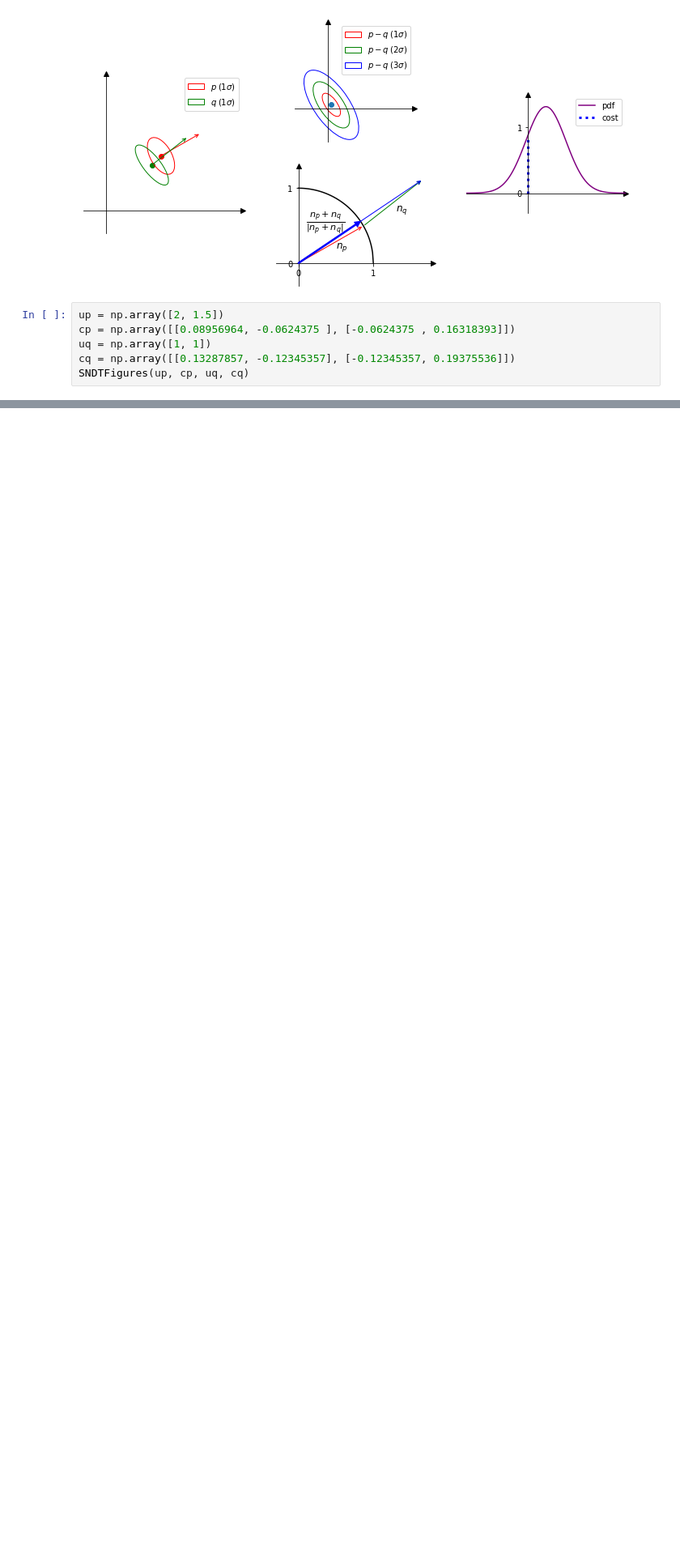
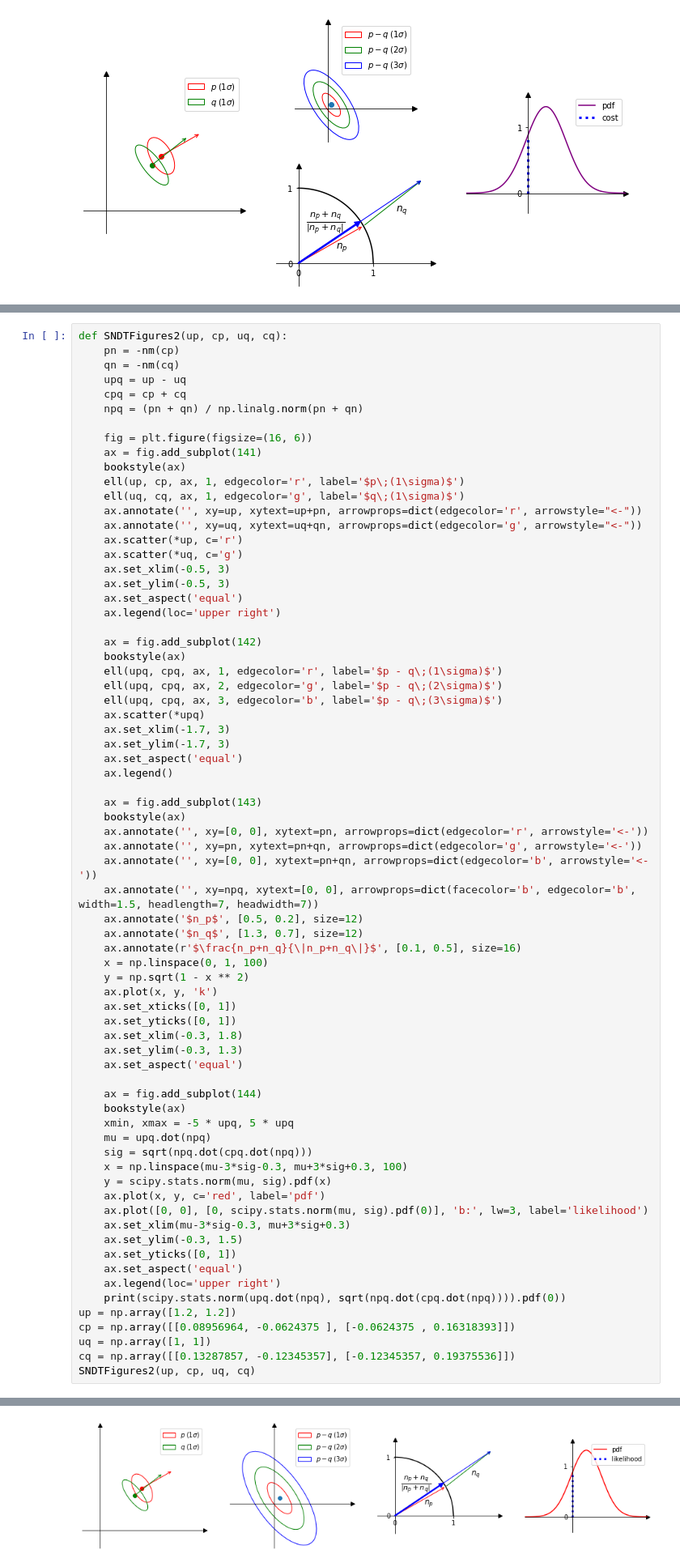
Before and after one commit to HuaTsai/Normal-Vector-NDT, a Jupyter notebook: src/sndt_exec/scripts/NDT and SNDT.ipynb, the cells around one changed output, grey strips where cells are left out. Shown: that part at 81% size. Saved outputs shown, nothing was run; the diff lists cells and outputs as text; blank space fills up the shorter version.

```diff
--- a/src/sndt_exec/scripts/NDT and SNDT.ipynb
+++ b/src/sndt_exec/scripts/NDT and SNDT.ipynb
@@ -201,9 +192,3 @@ SNDTFigures(up, cp, uq, cq)
 # %% [output]
 0.8651976859908911
 [figure]
-# %%
-up = np.array([2, 1.5])
-cp = np.array([[0.08956964, -0.0624375 ], [-0.0624375 , 0.16318393]])
-uq = np.array([1, 1])
-cq = np.array([[0.13287857, -0.12345357], [-0.12345357, 0.19375536]])
-SNDTFigures(up, cp, uq, cq)
@@ -212,0 +195,72 @@ SNDTFigures(up, cp, uq, cq)
+# %%
+def SNDTFigures2(up, cp, uq, cq):
+    pn = -nm(cp)
+    qn = -nm(cq)
+    upq = up - uq
+    cpq = cp + cq
+    npq = (pn + qn) / np.linalg.norm(pn + qn)
+
+    fig = plt.figure(figsize=(16, 6))
+    ax = fig.add_subplot(141)
+    bookstyle(ax)
+    ell(up, cp, ax, 1, edgecolor='r', label='$p\;(1\sigma)$')
+    ell(uq, cq, ax, 1, edgecolor='g', label='$q\;(1\sigma)$')
+    ax.annotate('', xy=up, xytext=up+pn, arrowprops=dict(edgecolor='r', arrowstyle="<-"))
+    ax.annotate('', xy=uq, xytext=uq+qn, arrowprops=dict(edgecolor='g', arrowstyle="<-"))
+    ax.scatter(*up, c='r')
+    ax.scatter(*uq, c='g')
+    ax.set_xlim(-0.5, 3)
+    ax.set_ylim(-0.5, 3)
+    ax.set_aspect('equal')
+    ax.legend(loc='upper right')
+
+    ax = fig.add_subplot(142)
+    bookstyle(ax)
+    ell(upq, cpq, ax, 1, edgecolor='r', label='$p - q\;(1\sigma)$')
+    ell(upq, cpq, ax, 2, edgecolor='g', label='$p - q\;(2\sigma)$')
+    ell(upq, cpq, ax, 3, edgecolor='b', label='$p - q\;(3\sigma)$')
+    ax.scatter(*upq)
+    ax.set_xlim(-1.7, 3)
+    ax.set_ylim(-1.7, 3)
+    ax.set_aspect('equal')
+    ax.legend()
+
+    ax = fig.add_subplot(143)
+    bookstyle(ax)
+    ax.annotate('', xy=[0, 0], xytext=pn, arrowprops=dict(edgecolor='r', arrowstyle='<-'))
+    ax.annotate('', xy=pn, xytext=pn+qn, arrowprops=dict(edgecolor='g', arrowstyle='<-'))
+    ax.annotate('', xy=[0, 0], xytext=pn+qn, arrowprops=dict(edgecolor='b', arrowstyle='<-'))
+    ax.annotate('', xy=npq, xytext=[0, 0], arrowprops=dict(facecolor='b', edgecolor='b', width=1.5, headlength=7, headwidth=7))
+    ax.annotate('$n_p$', [0.5, 0.2], size=12)
+    ax.annotate('$n_q$', [1.3, 0.7], size=12)
+    ax.annotate(r'$\frac{n_p+n_q}{\|n_p+n_q\|}$', [0.1, 0.5], size=16)
+    x = np.linspace(0, 1, 100)
+    y = np.sqrt(1 - x ** 2)
+    ax.plot(x, y, 'k')
+    ax.set_xticks([0, 1])
+    ax.set_yticks([0, 1])
+    ax.set_xlim(-0.3, 1.8)
+    ax.set_ylim(-0.3, 1.3)
+    ax.set_aspect('equal')
+
+    ax = fig.add_subplot(144)
+    bookstyle(ax)
+    xmin, xmax = -5 * upq, 5 * upq
+    mu = upq.dot(npq)
+    sig = sqrt(npq.dot(cpq.dot(npq)))
+    x = np.linspace(mu-3*sig-0.3, mu+3*sig+0.3, 100)
+    y = scipy.stats.norm(mu, sig).pdf(x)
+    ax.plot(x, y, c='red', label='pdf')
+    ax.plot([0, 0], [0, scipy.stats.norm(mu, sig).pdf(0)], 'b:', lw=3, label='likelihood')
+    ax.set_xlim(mu-3*sig-0.3, mu+3*sig+0.3)
+    ax.set_ylim(-0.3, 1.5)
+    ax.set_yticks([0, 1])
+    ax.set_aspect('equal')
+    ax.legend(loc='upper right')
+    print(scipy.stats.norm(upq.dot(npq), sqrt(npq.dot(cpq.dot(npq)))).pdf(0))
+up = np.array([1.2, 1.2])
+cp = np.array([[0.08956964, -0.0624375 ], [-0.0624375 , 0.16318393]])
+uq = np.array([1, 1])
+cq = np.array([[0.13287857, -0.12345357], [-0.12345357, 0.19375536]])
+SNDTFigures2(up, cp, uq, cq)
+# %% [output]
@@ -213,3 +268,4 @@ SNDTFigures(up, cp, uq, cq)
+[figure, added]
 # %% [markdown]
 ## Comparison: NDT vs. SNDT
 # %%
```
Also changed, not shown: parts of 23 cells of this notebook, 4 other files.
